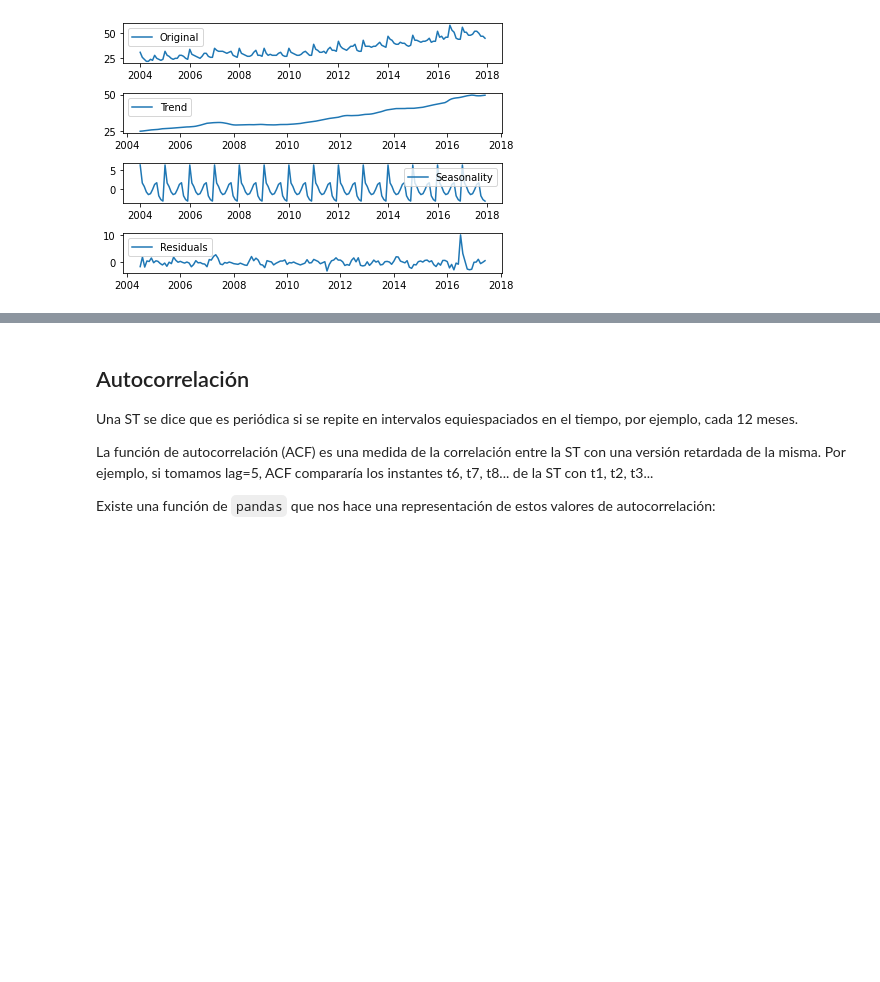
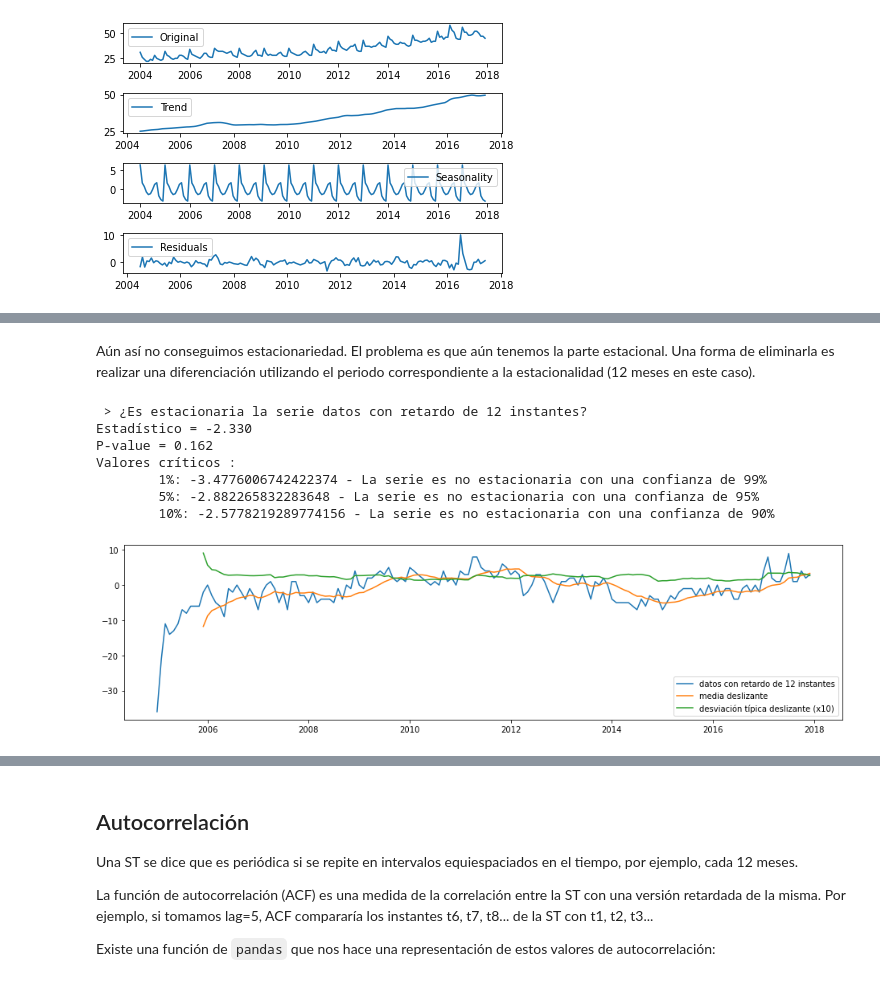
Before and after one commit to ayrna/ap2122, a Jupyter notebook: series-temporales/time_series.ipynb, the cells around one changed output, grey strips where cells are left out. Cells and saved outputs as stored; diff of their text form; code cells hidden in the pictures; blank space fills up the shorter version.

```diff
--- a/series-temporales/time_series.ipynb
+++ b/series-temporales/time_series.ipynb
@@ -335,0 +411,17 @@ plt.tight_layout()
+# %% [markdown]
+Aún así no conseguimos estacionariedad. El problema es que aún tenemos la parte estacional. Una forma de eliminarla es realizar una diferenciación utilizando el periodo correspondiente a la estacionalidad (12 meses en este caso).
+# %%
+# Differencing
+diet_12lag =  diet - diet.shift(12)
+
+test_stationarity(diet_12lag,'datos con retardo de 12 instantes')
+ADF_test(diet_12lag,'datos con retardo de 12 instantes')
+# %% [output]
+ > ¿Es estacionaria la serie datos con retardo de 12 instantes?
+Estadístico = -2.330
+P-value = 0.162
+Valores críticos :
+        1%: -3.4776006742422374 - La serie es no estacionaria con una confianza de 99%
+        5%: -2.882265832283648 - La serie es no estacionaria con una confianza de 95%
+        10%: -2.5778219289774156 - La serie es no estacionaria con una confianza de 90%
+[figure, added]
```
Also changed, not shown: parts of 36 cells of this notebook, 28 other files.
